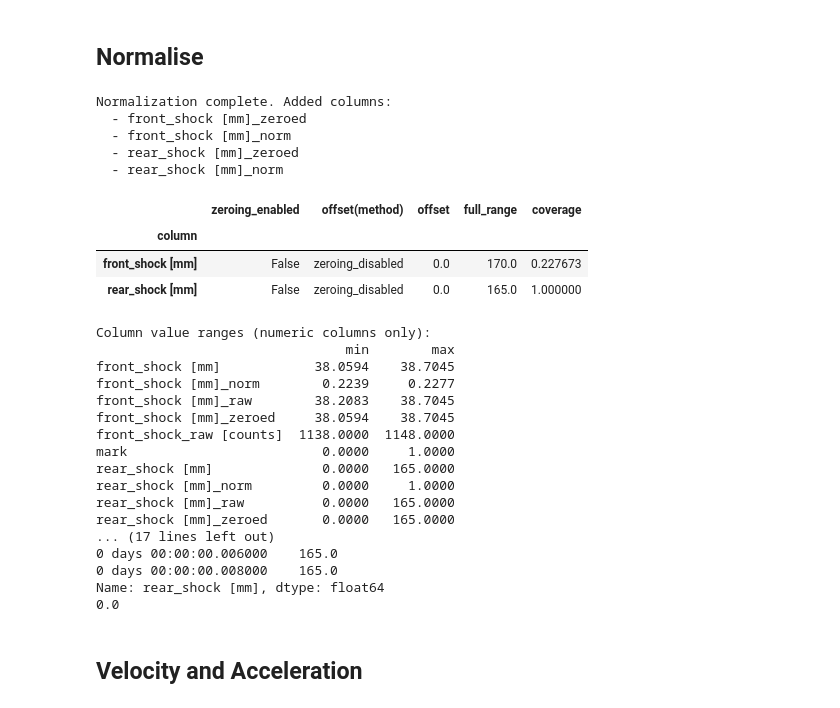
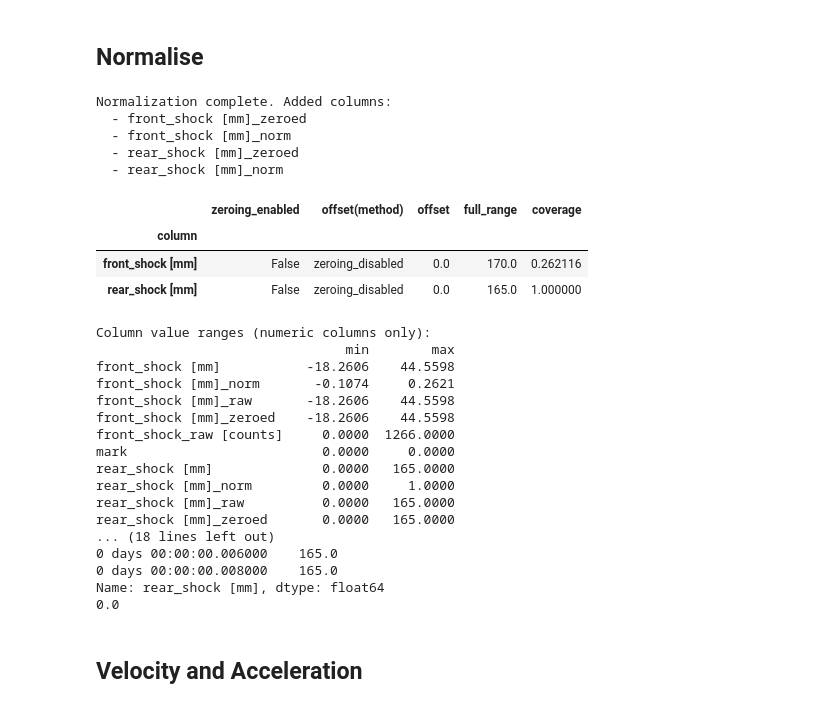
Before and after one commit to benconnor1972/BODAQS, a Jupyter notebook: analysis/Jupyter Notebook/esp32_logger_analysis_7.ipynb, the cells around one changed output. Saved outputs shown, nothing was run; the diff lists cells and outputs as text; code cells hidden in the pictures.

```diff
--- a/analysis/Jupyter Notebook/esp32_logger_analysis_7.ipynb
+++ b/analysis/Jupyter Notebook/esp32_logger_analysis_7.ipynb
@@ -28,7 +28,8 @@ pd.set_option("display.width", 120)
 
 # File locations
 DATA_DIR = r"C:\Users\benco\OneDrive\Documents\BODAQS\logs"
-GLOB = "2025-11-21*.CSV"
+DUMP_DIR = r"C:\Users\benco\OneDrive\Documents\BODAQS\Analysis\Jupyter Notebook\__Dataframe dumps"
+GLOB = "2025-11-22*.CSV"
 SCHEMA_PATH = "event_schema.yaml"
 
 # File offsets - set True only when concatenating multiple *independent* files
@@ -524,49 +617,49 @@ except Exception:
 # Show min / max per numeric column
 numeric_cols = df.select_dtypes(include=[np.number]).columns
 
 if len(numeric_cols):
     print("\nColumn value ranges (numeric columns only):")
     stats = (
         df[numeric_cols]
         .agg(["min", "max"])
         .T  # transpose for readability
         .sort_index()
     )
     # Optional: round for clarity
     with pd.option_context("display.float_format", "{:10.4f}".format):
         print(stats.to_string())
 else:
     print("\nNo numeric columns found to show min/max.")
 
 # more diagnostics
 print(data.dtypes)                               # see if 'rear_shock [mm]' is object
 print(data['rear_shock [mm]'].head(5))           # any non-numeric text?
 print(pd.to_numeric(data['rear_shock [mm]'], errors='coerce').isna().mean())
 
-data.to_csv("df_after_normalise.csv", index=False)
+data.to_csv(os.path.join(DUMP_DIR, "df_after_normalise.csv"), index=False)
 # %% [output]
 Normalization complete. Added columns:
   - front_shock [mm]_zeroed
   - front_shock [mm]_norm
   - rear_shock [mm]_zeroed
   - rear_shock [mm]_norm
 |  | zeroing_enabled | offset(method) | offset | full_range | coverage |
 | column |  |  |  |  |  |
-| front_shock [mm] | False | zeroing_disabled | 0.0 | 170.0 | 0.227673 |
+| front_shock [mm] | False | zeroing_disabled | 0.0 | 170.0 | 0.262116 |
 | rear_shock [mm] | False | zeroing_disabled | 0.0 | 165.0 | 1.000000 |
 Column value ranges (numeric columns only):
                                 min        max
-front_shock [mm]            38.0594    38.7045
-front_shock [mm]_norm        0.2239     0.2277
-front_shock [mm]_raw        38.2083    38.7045
-front_shock [mm]_zeroed     38.0594    38.7045
-front_shock_raw [counts]  1138.0000  1148.0000
-mark                         0.0000     1.0000
+front_shock [mm]           -18.2606    44.5598
+front_shock [mm]_norm       -0.1074     0.2621
+front_shock [mm]_raw       -18.2606    44.5598
+front_shock [mm]_zeroed    -18.2606    44.5598
+front_shock_raw [counts]     0.0000  1266.0000
+mark                         0.0000     0.0000
 rear_shock [mm]              0.0000   165.0000
 rear_shock [mm]_norm         0.0000     1.0000
 rear_shock [mm]_raw          0.0000   165.0000
 rear_shock [mm]_zeroed       0.0000   165.0000
-... (17 lines left out)
+... (18 lines left out)
 0 days 00:00:00.006000    165.0
 0 days 00:00:00.008000    165.0
 Name: rear_shock [mm], dtype: float64
```
Also changed, not shown: parts of 15 cells of this notebook, 56 other files.
